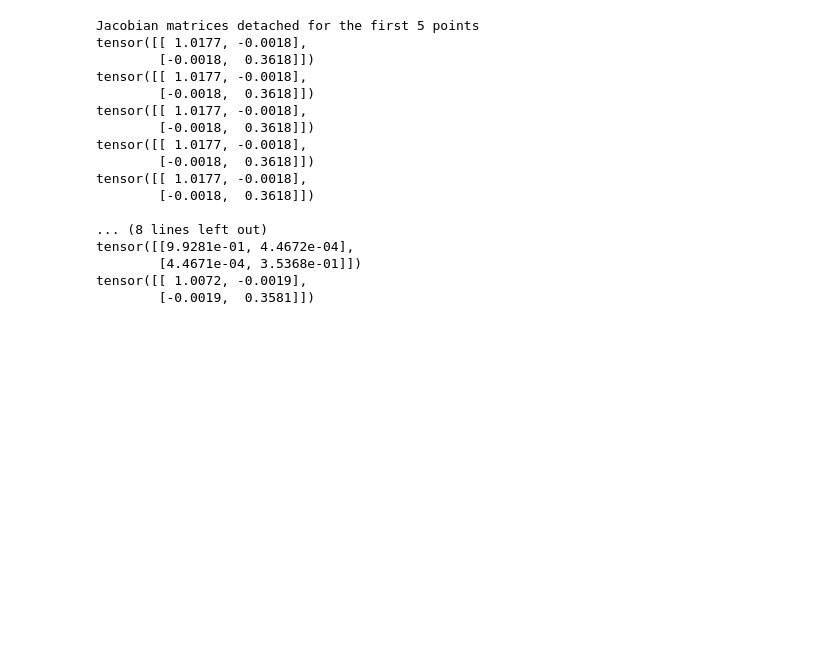
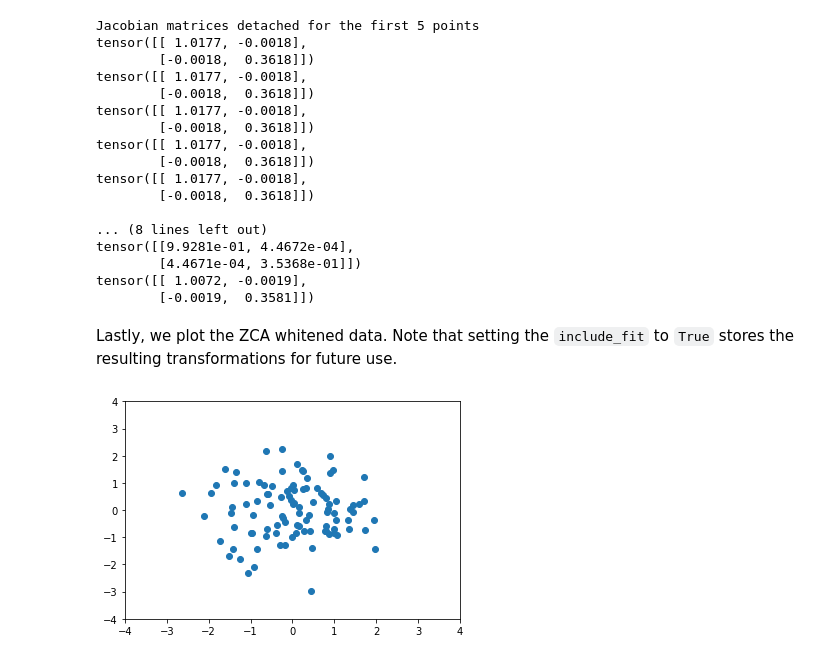
Before and after one commit to kornia/tutorials, a Jupyter notebook: source/zca.ipynb, the cells around one changed output. Cells and saved outputs as stored; diff of their text form; code cells hidden in the pictures; blank space fills up the shorter version.

```diff
--- a/source/zca.ipynb
+++ b/source/zca.ipynb
@@ -188,3 +213,13 @@ tensor([[9.9281e-01, 4.4672e-04],
         [4.4671e-04, 3.5368e-01]])
 tensor([[ 1.0072, -0.0019],
         [-0.0019,  0.3581]])
+# %% [markdown]
+Lastly, we plot the ZCA whitened data. Note that setting the `include_fit` to `True` stores the resulting transformations for future use.
+# %%
+x_zca = zca_detach(x).detach().numpy()
+plt.scatter(x_zca[:,0], x_zca[:,1])
+plt.ylim([-4,4])
+plt.xlim([-4,4])
+plt.show()
+# %% [output]
+[figure, added]
```
Also changed, not shown: parts of 6 cells of this notebook.
